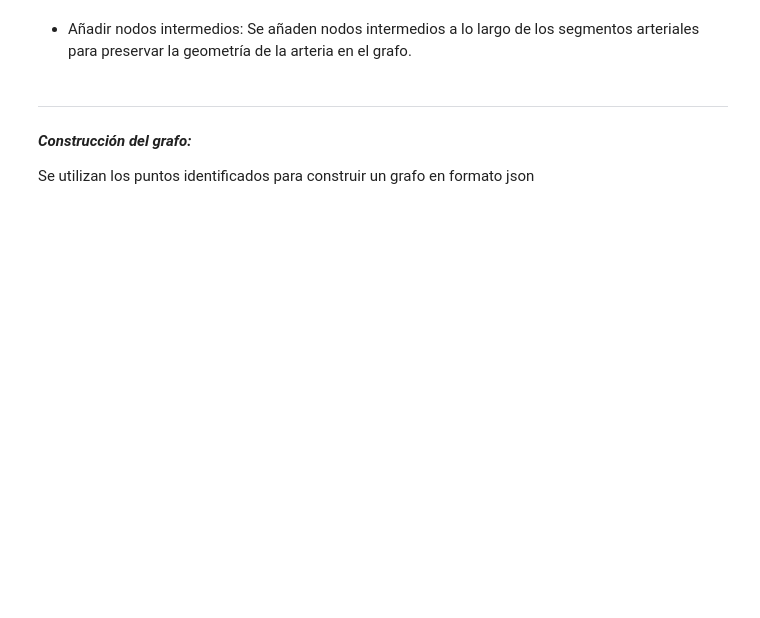
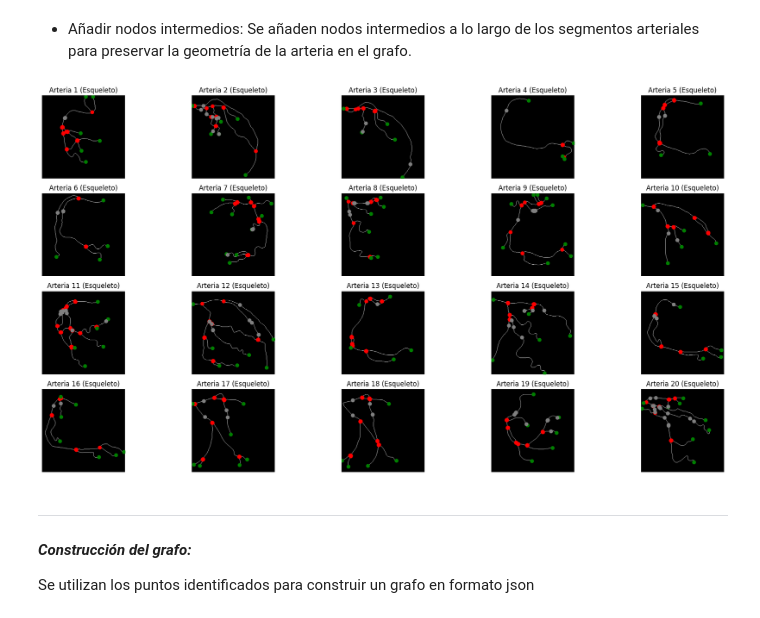
Before and after one commit to stefanoaragoni/Proyecto1_VisionComputadora, a Jupyter notebook: Problema2.ipynb, the cells around one changed output. Saved outputs shown, nothing was run; the diff lists cells and outputs as text; code cells hidden in the pictures; blank space fills up the shorter version.

```diff
--- a/Problema2.ipynb
+++ b/Problema2.ipynb
@@ -243,5 +251,85 @@ plt.show()
 # %% [markdown]
 - Añadir nodos intermedios: Se añaden nodos intermedios a lo largo de los segmentos arteriales para preservar la geometría de la arteria en el grafo.
+# %%
+# Función para nodos intermedios a la visualización
+def add_intermediate_nodes(skeleton):
+    intermediate_nodes = []
+    angles = calculate_angles(skeleton)
+
+    for start, end, angle in angles:
+        # Podemos agregar puntos intermedios entre los puntos de inicio y fin de los tramos con cambio de dirección
+        # Esto es solo un ejemplo simple y puede necesitar ser más sofisticado para casos más complejos.
+        intermediate_node = ((start[0] + end[0]) // 2, (start[1] + end[1]) // 2)
+        if skeleton[intermediate_node[1], intermediate_node[0]]:  # Verificar que el punto esté en el esqueleto
+            intermediate_nodes.append(intermediate_node)
+
+    return intermediate_nodes
+
+# Función para calcular los ángulos en cada punto del esqueleto
+def calculate_angles(skeleton, angle_threshold=20):
+    angles = []
+    points = np.argwhere(skeleton)  # Obtener las coordenadas de los píxeles del esqueleto
+    vectors = np.diff(points, axis=0)  # Calcular los vectores de dirección entre puntos consecutivos
+
+    # Inicializar el primer punto y vector para la comparación
+    prev_point = points[0]
+    prev_vector = vectors[0] if len(vectors) > 0 else None
+
+    for point, vector in zip(points[1:], vectors):
+        # Normalizar los vectores para calcular el ángulo coseno
+        unit_prev_vector = prev_vector / np.linalg.norm(prev_vector) if np.linalg.norm(prev_vector) else prev_vector
+        unit_vector = vector / np.linalg.norm(vector) if np.linalg.norm(vector) else vector
+
+        # Calcular el producto punto y el ángulo coseno entre los vectores
+        dot_product = np.dot(unit_prev_vector, unit_vector)
+        # Asegurarse de que el producto punto esté en el rango válido [-1, 1]
+        dot_product = np.clip(dot_product, -1.0, 1.0)
+        angle = np.arccos(dot_product)
+
+        # Si el ángulo es significativo, entonces asumimos que hay un cambio de dirección
+        if np.degrees(angle) > angle_threshold:
+            angles.append((prev_point, point, np.degrees(angle)))
+
+        # Actualizar el punto y vector previos
+        prev_point = point
+        prev_vector = vector
+
+    return angles
+
+
+completed_skeleton_images = []
+for skeleton, (bifurcations, endpoints) in zip(skeleton_images, analized_skeleton_images):
+    visualized_image = add_intermediate_nodes(skeleton)
+    completed_skeleton_images.append(visualized_image)
+
+# Mostrar las imágenes esqueletizadas con puntos de bifurcación y extremos
+num_rows = 4
+num_cols = 5
+fig, axes = plt.subplots(num_rows, num_cols, figsize=(20, 10))
+
+# Contador de subfiguras
+index = 0
+
+# Iterar sobre las imágenes esqueletizadas y mostrarlas en la cuadrícula
+for i in range(20):  # Asumiendo que hay 20 imágenes
+    skeleton_image = skeleton_images[i]  # Esta es la imagen esqueletizada
+    bifurcations, endpoints = analized_skeleton_images[i]   #bifuraciones y enpoints
+    intermediate_nodes = completed_skeleton_images[i] # puntos intermdios
+    axes[index // num_cols, index % num_cols].imshow(skeleton_image, cmap='gray')
+    axes[index // num_cols, index % num_cols].scatter(*zip(*bifurcations), color='red')
+    axes[index // num_cols, index % num_cols].scatter(*zip(*endpoints), color='green')
+    axes[index // num_cols, index % num_cols].scatter(*zip(*intermediate_nodes), color='gray')
+    axes[index // num_cols, index % num_cols].axis('off')
+    axes[index // num_cols, index % num_cols].set_title(f'Arteria {i + 1} (Esqueleto)')
+
+    # Aumentar el contador de subfiguras
+    index += 1
+
+# Ajustar el espacio entre las subfiguras
+plt.tight_layout()
+plt.show()
+# %% [output]
+[figure, added]
 # %% [markdown]
 ---------
 
```
Also changed, not shown: parts of 4 cells of this notebook.
